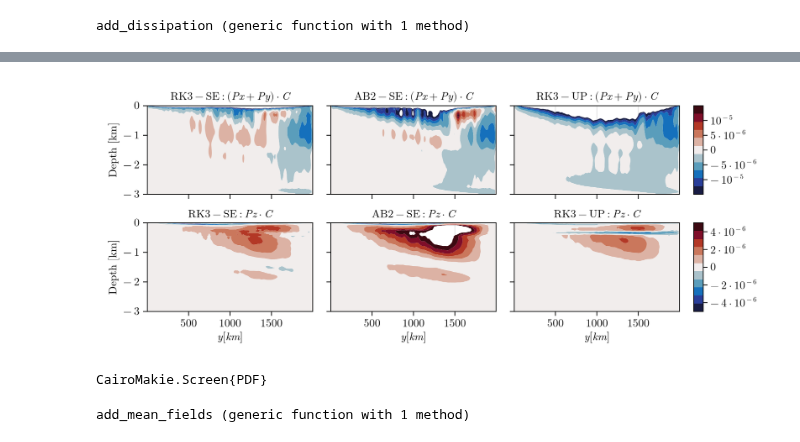
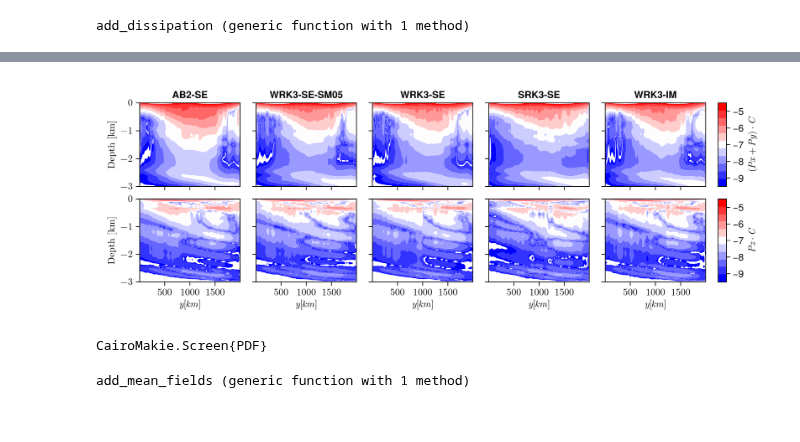
Before and after one commit to simone-silvestri/TimestepperTestCases.jl, a Jupyter notebook: notebooks/Results_channel.ipynb, the cells around one changed output, grey strips where cells are left out. Drawn from its saved outputs; the diff is of its cells as text; code cells hidden in the pictures.

```diff
--- a/notebooks/Results_channel.ipynb
+++ b/notebooks/Results_channel.ipynb
@@ -93,7 +90,6 @@ end
 # %% [output]
 add_dissipation (generic function with 1 method)
 # %%
-rl = add_dissipation(rl);
-al = add_dissipation(al);
-r3 = add_dissipation(r3);
+cases = [add_dissipation(c) for c in cases]
+nothing
 # %%
@@ -183,57 +135,32 @@ CairoMakie.save(path * "dissipation-channel.pdf", fig)
 CairoMakie.Screen{PDF}
 # %%
-yC = al.Abx.grid.yᵃᶜᵃ[1:400] ./ 1000
+yC = cases[1].Abx.grid.yᵃᶜᵃ[1:400] ./ 1000
+zC = cases[1].Abx.grid.z.cᵃᵃᶜ[1:90] ./ 1000
+zF = cases[1].Abx.grid.z.cᵃᵃᶠ[1:91] ./ 1000
 
-fig = Figure(size = (850, 350))
-ax1 = Axis(fig[1, 1]; title = L"\text{RK3-SE}: (Px + Py) \cdot C", xlabel="", xticks=([500, 1000, 1500], ["", "", ""]), ylabel = L"\text{Depth [km]}", yticks = ticks([-3, -2, -1, 0]))
-ax2 = Axis(fig[1, 2]; title = L"\text{AB2-SE}: (Px + Py) \cdot C", xlabel="", xticks=([500, 1000, 1500], ["", "", ""]), ylabel = "", yticks = ([-3, -2, -1, 0], ["", "", "", ""]))
-ax3 = Axis(fig[1, 3]; title = L"\text{RK3-UP}: (Px + Py) \cdot C", xlabel="", xticks=([500, 1000, 1500], ["", "", ""]), ylabel = "", yticks = ([-3, -2, -1, 0], ["", "", "", ""]))
-ax4 = Axis(fig[2, 1]; title = L"\text{RK3-SE}: Pz \cdot C", xlabel=L"y [km]", xticks=ticks([500, 1000, 1500]), ylabel = L"\text{Depth [km]}", yticks = ticks([-3, -2, -1, 0]))
-ax5 = Axis(fig[2, 2]; title = L"\text{AB2-SE}: Pz \cdot C", xlabel=L"y [km]", xticks=ticks([500, 1000, 1500]), ylabel = "", yticks = ([-3, -2, -1, 0], ["", "", "", ""]))
-ax6 = Axis(fig[2, 3]; title = L"\text{RK3-UP}: Pz \cdot C", xlabel=L"y [km]", xticks=ticks([500, 1000, 1500]), ylabel = "", yticks = ([-3, -2, -1, 0], ["", "", "", ""]))
-lvx1 = range(-1.5e-5, 1.5e-5, length=12)
-lvx2 = range(-5e-6, 5e-6, length=12)
-myop(x) = x == Inf ? 1e10 : x ≤ 0 ? -x : x
-ab = identity
+nc  = length(variants)
+fig = Figure(size = (170 * nc + 120, 350))
+op2(a, z) = log10.(abs.(a)) # (for k in eachindex(z); a[:, k] .*= exp(abs(z[k] * 1.0)); end; a)
+lvx1 = range(-9.5, -4.5, length = 12) # range(-1.5e-5, 1.5e-5, length=12)
+lvx2 = range(-9.5, -4.5, length = 12) #range(-5e-6,   5e-6,   length=12)
 
-function op2(a::AbstractMatrix, z)
-    for k in eachindex(z)
-        a[:, k] .*= exp(abs(z[k] * 1.5))
-    end
-
-    return a
+hm1 = nothing; hm2 = nothing
+for (j, c) in enumerate(cases)
+    fst = j == 1
+    yt  = fst ? ticks([-3, -2, -1, 0]) : ([-3, -2, -1, 0], ["", "", "", ""])
+    axt = Axis(fig[1, j]; title = labels[j], xlabel = "", xticks = ([500, 1000, 1500], ["", "", ""]), ylabel = fst ? L"\text{Depth [km]}" : "", yticks = yt)
+    axb = Axis(fig[2, j]; xlabel = L"y [km]", xticks = ticks([500, 1000, 1500]), ylabel = fst ? L"\text{Depth [km]}" : "", yticks = yt)
+    global hm1 = contourf!(axt, yC, zC, op2(Array(interior(mean(c.Abx[end] + c.Aby[end], dims=1), 1, :, :)), zC), levels=lvx1, colormap=:bwr)
+    global hm2 = contourf!(axb, yC, zF, op2(Array(interior(mean(c.Abz[end], dims=1), 1, 1:400, :)), zF), levels=lvx2, colormap=:bwr)
+    ylims!(axt, -3, 0); xlims!(axt, yC[1], yC[end])
+    ylims!(axb, -3, 0); xlims!(axb, yC[1], yC[end])
 end
-
-map = :balance
-hm1 = contourf!(ax1, yC, zC, op2(ab.(interior(mean(rl.Abx[end] + rl.Aby[end], dims=1), 1, :, :)), zC), levels=lvx1, colormap=map)
-hm2 = contourf!(ax2, yC, zC, op2(ab.(interior(mean(al.Abx[end] + al.Aby[end], dims=1), 1, :, :)), zC), levels=lvx1, colormap=map)
-hm3 = contourf!(ax3, yC, zC, op2(ab.(interior(mean(r3.Abx[end] + r3.Aby[end], dims=1), 1, :, :)), zC), levels=lvx1, colormap=map)
-Colorbar(fig[1, 4], hm3, ticks = ([-1e-5, -5e-6, 0, 5e-6, 1e-5], [L"-10^{-5}", L"-5\cdot 10^{-6}", L"0", L"5\cdot 10^{-6}", L"10^{-5}"]))
-
-hm1 = contourf!(ax4, yC, zF, op2(ab.(interior(mean(rl.Abz[end], dims=1), 1, 1:400, :)), zF), levels=lvx2, colormap=map)
-hm2 = contourf!(ax5, yC, zF, op2(ab.(interior(mean(al.Abz[end], dims=1), 1, 1:400, :)), zF), levels=lvx2, colormap=map)
-hm3 = contourf!(ax6, yC, zF, op2(ab.(interior(mean(r3.Abz[end], dims=1), 1, 1:400, :)), zF), levels=lvx2, colormap=map)
-Colorbar(fig[2, 4], hm3, ticks = ([-4e-6, -2e-6, 0, 2e-6, 4e-6], [L"-4 \cdot 10^{-6}", L"-2 \cdot 10^{-6}", L"0", L"2 \cdot 10^{-6}", L"4 \cdot 10^{-6}"]))
-
-ylims!(ax1, -3, 0)
-xlims!(ax1, yC[1], yC[end])
-ylims!(ax2, -3, 0)
-xlims!(ax2, yC[1], yC[end])
-ylims!(ax3, -3, 0)
-xlims!(ax3, yC[1], yC[end])
-ylims!(ax4, -3, 0)
-xlims!(ax4, yC[1], yC[end])
-ylims!(ax5, -3, 0)
-xlims!(ax5, yC[1], yC[end])
-ylims!(ax6, -3, 0)
-xlims!(ax6, yC[1], yC[end])
-
-path = "/Users/simonesilvestri/Dropbox (MIT)/Apps/Overleaf/timestepper/"
-
+Colorbar(fig[1, nc+1], hm1, label = L"(Px+Py)\cdot C")
+Colorbar(fig[2, nc+1], hm2, label = L"Pz \cdot C")
 display(fig)
 CairoMakie.save(path * "dissipation-channel-contour.pdf", fig)
 # %% [output]
-[figure, old version]
+[figure, new version]
 CairoMakie.Screen{PDF}
 # %%
 function add_mean_fields(case, filename)
```
Also changed, not shown: parts of 18 cells of this notebook, 14 other files.
